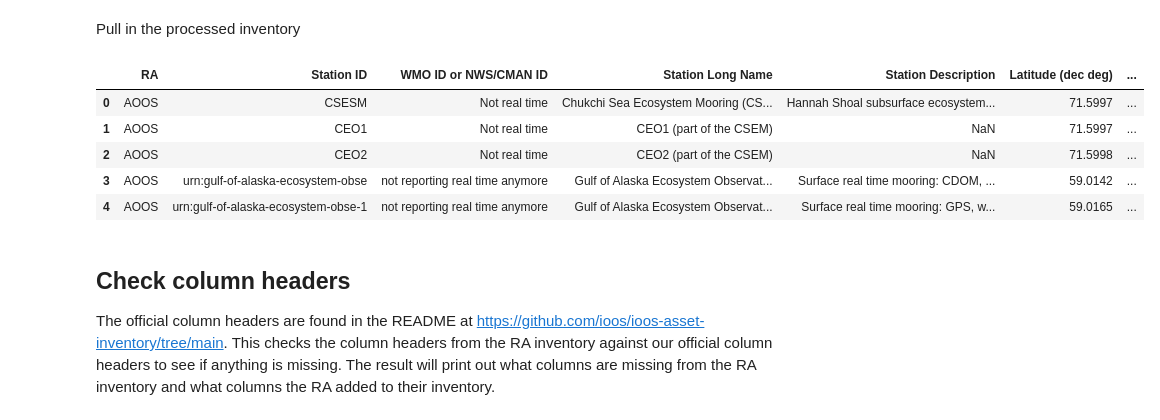
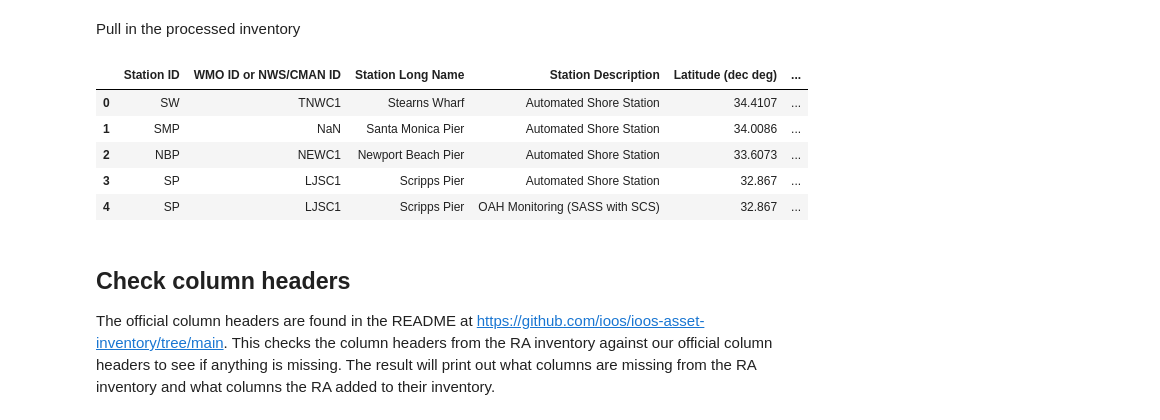
Before and after one commit to ioos/ioos-asset-inventory, a Jupyter notebook: spot_check_stations.ipynb, the cells around one changed output. Saved outputs shown, nothing was run; the diff lists cells and outputs as text; code cells hidden in the pictures.

```diff
--- a/spot_check_stations.ipynb
+++ b/spot_check_stations.ipynb
@@ -9,46 +9,46 @@ import re
 # %% [markdown]
 Pull in the processed inventory
 # %%
-ra = "aoos"
+ra = "sccoos"
 
 #
 # df_cruise = df[df['Station Description'] == 'Chesapeake Bay WQ Cruise Data ']
 #
 #df_aws = df[df['Station ID'] == 'Humboldt']
 # #url = 'http://tds.glos.us/thredds/dodsC/buoy_agg_standard/OMOECC_E1/OMOECC_E1.ncml'
 # #url = 'http://tds.glos.us/thredds/dodsC/buoy_agg_standard/45186/45186.ncml'
 # #url = 'http://tds.glos.us/thredds/dodsC/buoy_agg_standard/bgsusd2/bgsusd2.ncml'
 # url = 'http://oos.soest.hawaii.edu/thredds/dodsC/hioos/nss/ns12agg'
 # print(url)
 # ds = xr.open_dataset(url)
 # #ds = netCDF4.Dataset(url,'r')
 # title = ds.title
 # start_time = np.datetime_as_string(ds.time.min().values, unit='D')
 # end_time = np.datetime_as_string(ds.time.max().values, unit='D')
 # print('Duration: %s - %s' % (np.datetime_as_string(ds.time.min().values, unit='D'),
 #                              np.datetime_as_string(ds.time.max().values, unit='D'))
 #       )
 
 # Try glos web server
 # url = 'https://glbuoys.glos.us/tools/export?ftype=csv&data_type=buoy&units=eng&locs=OMOECC_E1&params=Water_Temperature_at_Surface|dissolved_oxygen_saturation|water_conductivity|ysi_turbidity&tperiod=custom&date_start=2020-01-01&date_end=2020-12-31&avg_ivld=none'
 # df = erddapy.ERDDAP.to_pandas(url)
 
 ## using ERDDAP to look for stations
 # check out http://data.glos.us/erddap/tabledap/allDatasets.htmlTable?datasetID%2Ctitle%2CminTime%2CmaxTime&maxTime%3E=2020-01-01&maxTime%3C=2020-12-31&orderBy(%22maxTime%22)
 # that lists out all the GLOS stations with the maximum time of observations within the year 2020 (on their ERDDAP).
 
 
 ra_clean = re.sub(r'[0-9]', '', ra) # remove number from RA
 
 df = pd.read_excel('2025/data/processed/%s.xlsx' % ra_clean.upper(), dtype=str)
 df.head()
 # %% [output]
-|  | RA | Station ID | WMO ID or NWS/CMAN ID | Station Long Name | Station Description | Latitude (dec deg) | ... |
-| 0 | AOOS | CSESM | Not real time | Chukchi Sea Ecosystem Mooring (CS... | Hannah Shoal subsurface ecosystem... | 71.5997 | ... |
-| 1 | AOOS | CEO1 | Not real time | CEO1 (part of the CSEM) | NaN | 71.5997 | ... |
-| 2 | AOOS | CEO2 | Not real time | CEO2 (part of the CSEM) | NaN | 71.5998 | ... |
-| 3 | AOOS | urn:gulf-of-alaska-ecosystem-obse | not reporting real time anymore | Gulf of Alaska Ecosystem Observat... | Surface real time mooring: CDOM, ... | 59.0142 | ... |
-| 4 | AOOS | urn:gulf-of-alaska-ecosystem-obse-1 | not reporting real time anymore | Gulf of Alaska Ecosystem Observat... | Surface real time mooring: GPS, w... | 59.0165 | ... |
+|  | Station ID | WMO ID or NWS/CMAN ID | Station Long Name | Station Description | Latitude (dec deg) | ... |
+| 0 | SW | TNWC1 | Stearns Wharf | Automated Shore Station | 34.4107 | ... |
+| 1 | SMP | NaN | Santa Monica Pier | Automated Shore Station | 34.0086 | ... |
+| 2 | NBP | NEWC1 | Newport Beach Pier | Automated Shore Station | 33.6073 | ... |
+| 3 | SP | LJSC1 | Scripps Pier | Automated Shore Station | 32.867 | ... |
+| 4 | SP | LJSC1 | Scripps Pier | OAH Monitoring (SASS with SCS) | 32.867 | ... |
 # %% [markdown]
 ## Check column headers
 
```
Also changed, not shown: parts of 6 cells of this notebook, 12 other files.
